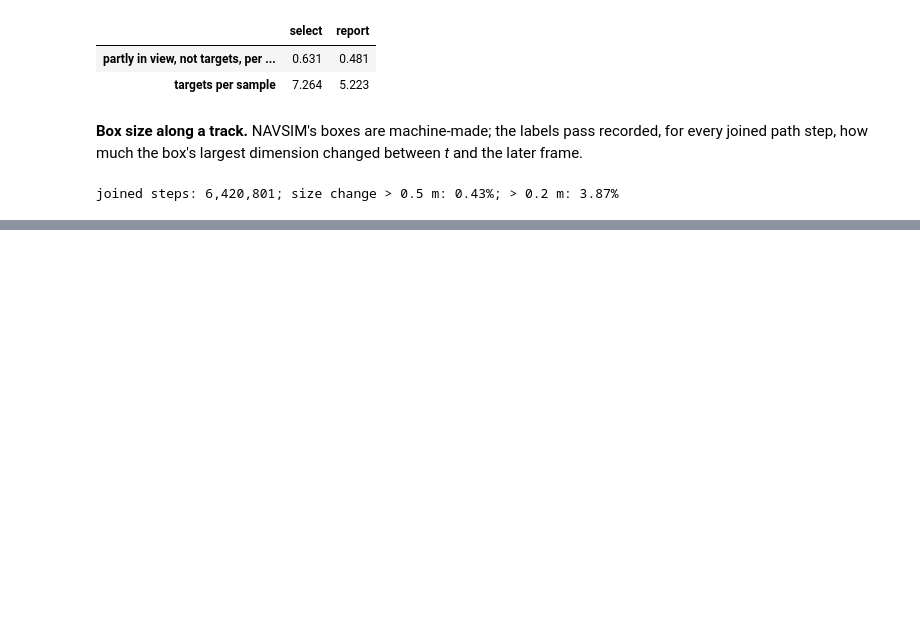
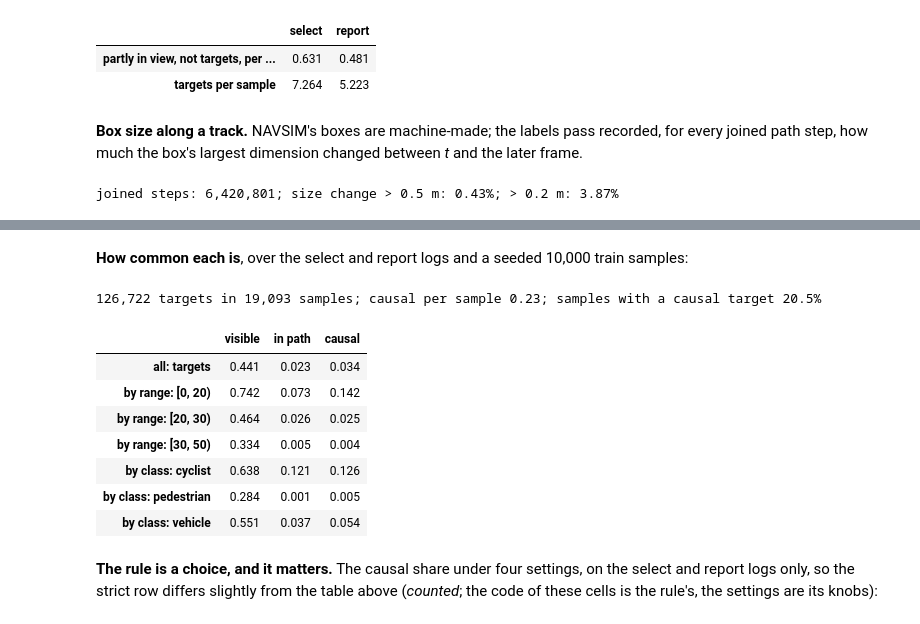
Before and after one commit to FastCodeAI/Gallops, a Jupyter notebook: experiments/H15_perception_sidecar/notebooks/01_dataset.ipynb, the cells around one changed output, grey strips where cells are left out. Cells and saved outputs as stored; diff of their text form; code cells hidden in the pictures; blank space fills up the shorter version.

```diff
--- a/experiments/H15_perception_sidecar/notebooks/01_dataset.ipynb
+++ b/experiments/H15_perception_sidecar/notebooks/01_dataset.ipynb
@@ -714,0 +793,39 @@ joined steps: 6,420,801; size change > 0.5 m: 0.43%; > 0.2 m: 3.87%
+# %% [markdown]
+**How common each is**, over the select and report logs and a seeded 10,000 train samples:
+# %%
+def importance_rows(row):
+    t = targets_of(row)
+    m = t["mask"]
+    lab = importance_of(row)
+    return pd.DataFrame({"cls": t["cls"][m], "range": np.hypot(t["box"][m, 0], t["box"][m, 1]),
+                         "visible": np.nan_to_num(lab["visible"]) >= im.VISIBLE_MIN, "in path": lab["in_path"],
+                         "causal": lab["causal"], "row": row})
+
+
+sample_rows = np.concatenate([rows["select"], rows["report"],
+                              np.random.default_rng(0).choice(rows["train"], 10000, replace=False)])
+with _Pool(32) as pool:
+    imp = pd.concat(list(pool.map(importance_rows, sample_rows, chunksize=64)), ignore_index=True)
+imp["range bin"] = pd.cut(imp["range"], [0, 20, 30, 50], right=False)
+imp["class"] = [views.CLASS_NAMES[c] for c in imp.cls]
+by = pd.concat({"all": imp[["visible", "in path", "causal"]].mean().to_frame("targets").T,
+                "by range": imp.groupby("range bin")[["visible", "in path", "causal"]].mean(),
+                "by class": imp.groupby("class")[["visible", "in path", "causal"]].mean()})
+by.index = [f"{a}: {b}" for a, b in by.index]
+print(f"{len(imp):,} targets in {len(sample_rows):,} samples; causal per sample {imp.causal.sum() / len(sample_rows):.2f}; "
+      f"samples with a causal target {imp.groupby('row').causal.any().sum() / len(sample_rows):.1%}")
+by.round(3)
+# %% [output]
+126,722 targets in 19,093 samples; causal per sample 0.23; samples with a causal target 20.5%
+|  | visible | in path | causal |
+| all: targets | 0.441 | 0.023 | 0.034 |
+| by range: [0, 20) | 0.742 | 0.073 | 0.142 |
+| by range: [20, 30) | 0.464 | 0.026 | 0.025 |
+| by range: [30, 50) | 0.334 | 0.005 | 0.004 |
+| by class: cyclist | 0.638 | 0.121 | 0.126 |
+| by class: pedestrian | 0.284 | 0.001 | 0.005 |
+| by class: vehicle | 0.551 | 0.037 | 0.054 |
+# %% [markdown]
+**The rule is a choice, and it matters.** The causal share under four settings, on the select and report
+logs only, so the strict row differs slightly from the table above (*counted*; the code of these cells is
+the rule's, the settings are its knobs):
```
Also changed, not shown: parts of 15 cells of this notebook, 22 other files.
